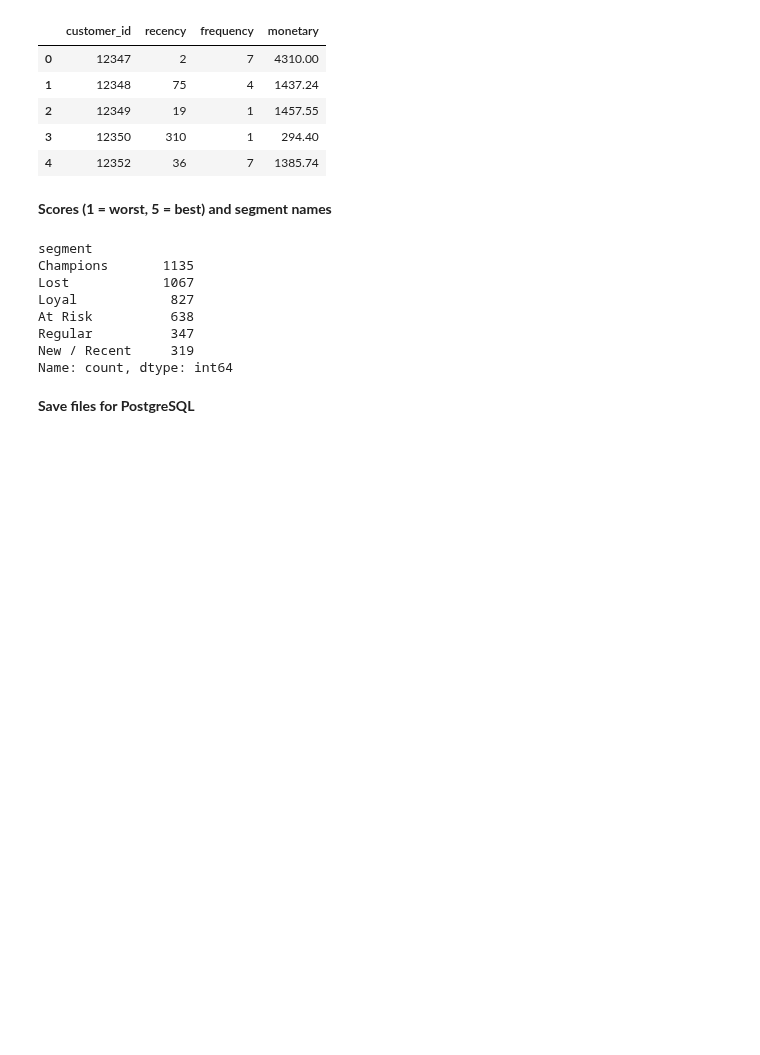
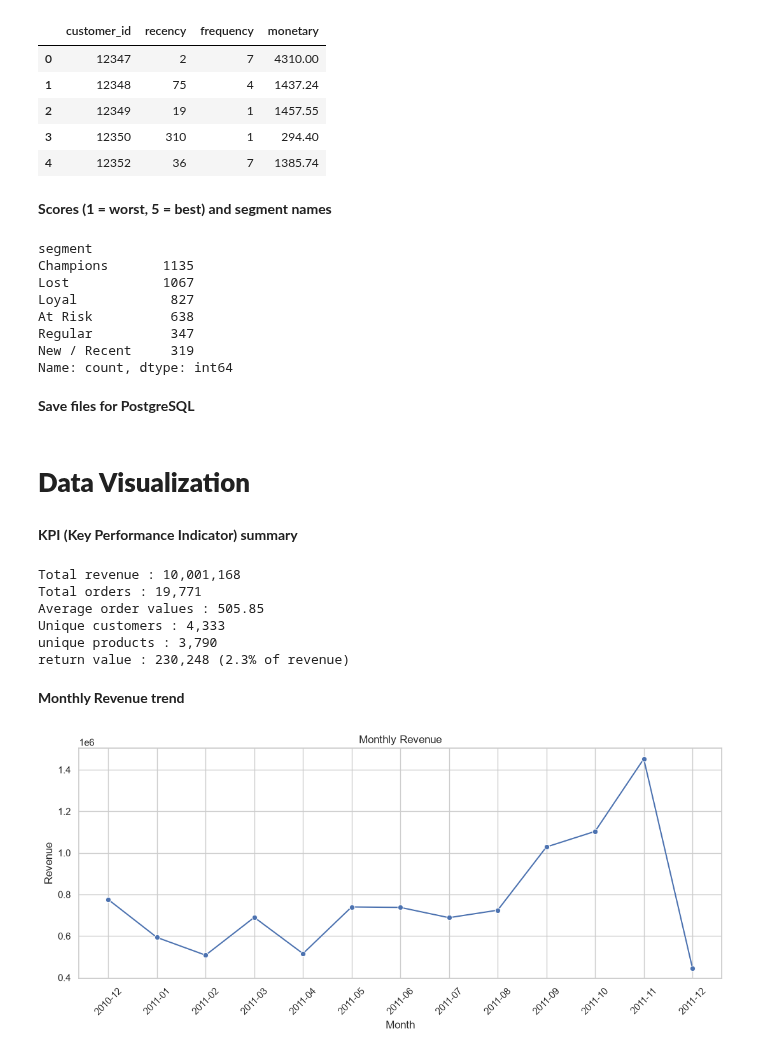
Before and after one commit to Pranishgrg21/Online-Retail-Analysis, a Jupyter notebook: Online_Retail_analysis.ipynb, the cells around one changed output. Cells and saved outputs as stored; diff of their text form; code cells hidden in the pictures; blank space fills up the shorter version.

Commit message:
Visualization: KPIs, Revenue Trends, Product Performance, Customer Segmentations RFM, and Return Analysis

```diff
--- a/Online_Retail_analysis.ipynb
+++ b/Online_Retail_analysis.ipynb
@@ -1,5 +1,10 @@
 # %%
 import pandas as pd
+import matplotlib.pyplot as plt
+import seaborn as sns
+
+sns.set_theme(style="whitegrid")
+pd.set_option("display.max_columns", 50)
 # %% [markdown]
 # **1.Data Understanding & Loading CSV file**
 # %% [markdown]
@@ -264,7 +269,7 @@ def add_features(d):
     d["date"] = d["invoice_date"].dt.date
     d["year"] = d["invoice_date"].dt.year
     d["month"] = d["invoice_date"].dt.month
-    d["Year_month"] = d["invoice_date"].dt.to_period("M").astype(str)
+    d["year_month"] = d["invoice_date"].dt.to_period("M").astype(str)
     d["weekday"] = d["invoice_date"].dt.day_name()
     d["hour"] = d["invoice_date"].dt.hour
 
@@ -369,3 +374,39 @@ Name: count, dtype: int64
 # returns.to_csv("returns.csv", index=False)
 # orders.to_csv("orders.csv", index=False)
 # rfm.to_csv("rfm.csv", index=False)
+# %% [markdown]
+# **Data Visualization**
+# %% [markdown]
+**KPI (Key Performance Indicator) summary**
+# %%
+total_revenue = sales["total_price"].sum()
+total_orders = sales["invoice"].nunique()
+return_value = abs(returns["total_price"].sum())
+
+print(f"Total revenue : {total_revenue:,.0f}")
+print(f"Total orders : {total_orders:,}")
+print(f"Average order values : {total_revenue / total_orders:,.2f}")
+print(f"Unique customers : {sales['customer_id'].nunique():,}")
+print(f"unique products : {sales['stock_code'].nunique():,}")
+print(f"return value : {return_value:,.0f} ({return_value / total_revenue:.1%} of revenue)")
+# %% [output]
+Total revenue : 10,001,168
+Total orders : 19,771
+Average order values : 505.85
+Unique customers : 4,333
+unique products : 3,790
+return value : 230,248 (2.3% of revenue)
+# %% [markdown]
+**Monthly Revenue trend**
+# %%
+monthly = sales.groupby("year_month")["total_price"].sum().reset_index()
+
+plt.figure(figsize=(11,5))
+sns.lineplot(data=monthly, x="year_month", y="total_price", marker="o")
+plt.title("Monthly Revenue")
+plt.xlabel("Month"); plt.ylabel("Revenue")
+plt.xticks(rotation=45)
+plt.tight_layout()
+plt.show()
+# %% [output]
+[figure, added]
```
Also changed, not shown: parts of 19 cells of this notebook.
